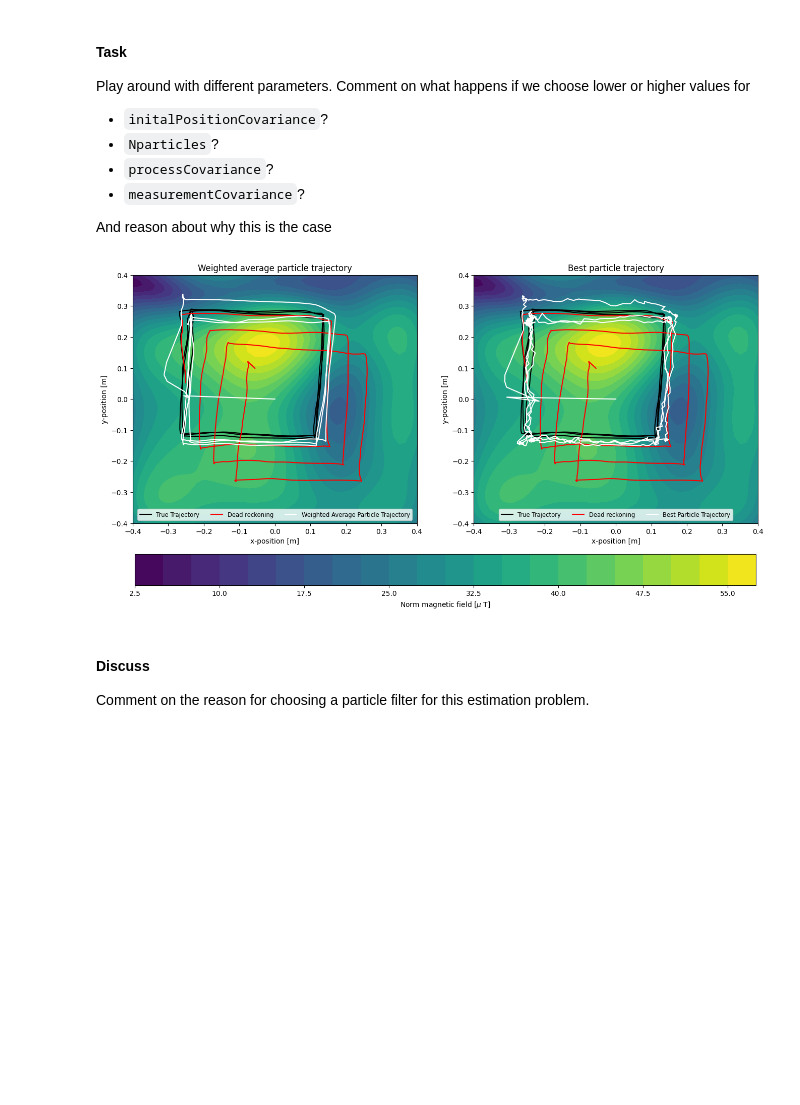
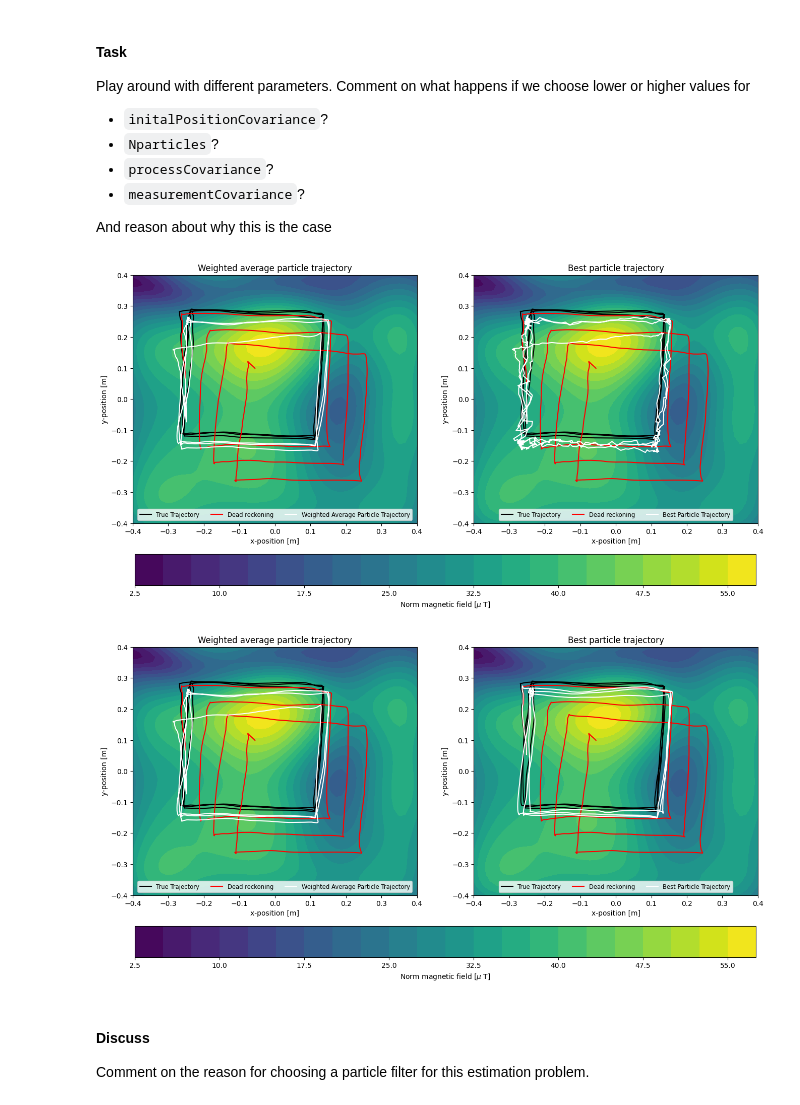
Before and after one commit to josephine-king/EE4760_KingJaspers, a Jupyter notebook: assignment1_students/assignment1_30.ipynb, the cells around one changed output. Cells and saved outputs as stored; diff of their text form; code cells hidden in the pictures; blank space fills up the shorter version.

Commit message:
tuning parameters

```diff
--- a/assignment1_students/assignment1_30.ipynb
+++ b/assignment1_students/assignment1_30.ipynb
@@ -182,7 +181,8 @@ def measurementUpdate(particlePositions,
     ''' Measurement update '''
     predictionsMagneticFieldParticles = GP.makeMagneticFieldPrediction(particlePositions, modelParameters)
     for i in range(0, Nparticles):
-        p_y_given_x = sp.stats.multivariate_normal.pdf(magnetometerMeasurement, predictionsMagneticFieldParticles[:,i], measurementCovariance)
+        diff = np.reshape(magnetometerMeasurement - predictionsMagneticFieldParticles[:,i], (3,1))
+        p_y_given_x = np.exp(-0.5*np.transpose(diff)@np.linalg.inv(measurementCovariance)@diff)
         particleWeights[i] = p_y_given_x*particleWeights[i]
 
     # Normalize the weights
@@ -283,6 +283,8 @@ particlePositions = np.tile(magnetometerInitialPosition, (1, Nparticles))
 ''' Create matrices to store mean and best particle position at every time-step'''
 meanParticlePosition = np.zeros((3, modelParameters['NtimeSteps']))
 bestParticlePosition = np.zeros((3, modelParameters['NtimeSteps']))
+meanParticlePosition[:,0] = magnetometerInitialPosition.squeeze()
+bestParticlePosition[:,0] = magnetometerInitialPosition.squeeze()
 
 
 ''' Initialize and run  the Particle Filter '''
@@ -304,5 +306,7 @@ for timendx in range(modelParameters['NtimeSteps']-1):
 # %% [markdown]
 ### Visualize the output
 # %%
+meanParticlePosition2 = meanParticlePosition
+bestParticlePosition2 = bestParticlePosition
 helper.makeParticleFilterPlots(deadReckoning, meanParticlePosition, bestParticlePosition, modelParameters)
 # %% [output]
@@ -325,11 +329,11 @@ Play around with different parameters. Comment on what happens if we choose lowe
 And reason about why this is the case
 # %%
 ''' Number of particles used in the particle filter '''
-Nparticles = 200
+Nparticles = 500
 
 
 ''' Inital position covariance of the position '''
-initalPositionCovariance = np.eye(3)*0.01
+initalPositionCovariance = np.eye(3)*0.1
 
 
 ''' process covariance and measurement covariance '''
@@ -339,14 +343,15 @@ measurementCovariance = np.eye(3)*2.0**2
 
 ''' Initialize particle positions '''
 particlePositions = np.zeros((3, Nparticles))
-for i in range(1,100):
+for i in range(1,Nparticles):
     particlePositions[:,i] = np.random.multivariate_normal(magnetometerInitialPosition.flatten(), initalPositionCovariance)
 
 
 ''' Create matrices to store mean and best particle position at every time-step'''
 meanParticlePosition = np.zeros((3, modelParameters['NtimeSteps']))
 bestParticlePosition = np.zeros((3, modelParameters['NtimeSteps']))
-
+meanParticlePosition[:,0] = magnetometerInitialPosition.squeeze()
+bestParticlePosition[:,0] = magnetometerInitialPosition.squeeze()
 
 ''' Initialize and run the Particle Filter '''
 modelParameters['NtimeStepPF'] = 0
@@ -366,8 +371,10 @@ for timendx in range(modelParameters['NtimeSteps']-1):
     modelParameters['NtimeStepPF'] += 1
 # %%
 helper.makeParticleFilterPlots(deadReckoning, meanParticlePosition, bestParticlePosition, modelParameters)
+helper.makeParticleFilterPlots(deadReckoning, meanParticlePosition, meanParticlePosition2, modelParameters)
 # %% [output]
-[figure, old version]
+[figure, new version]
+[figure, added]
 # %% [markdown]
 #### Discuss
 
```
Also changed, not shown: parts of 2 cells of this notebook.
